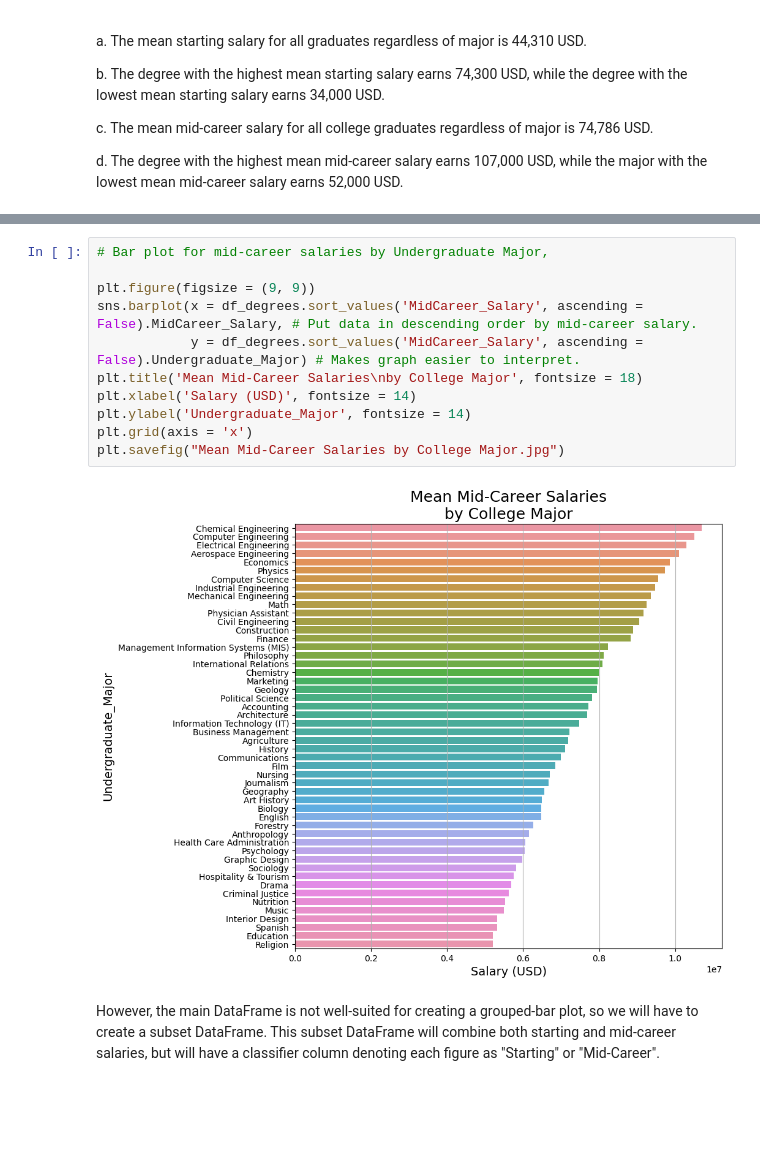
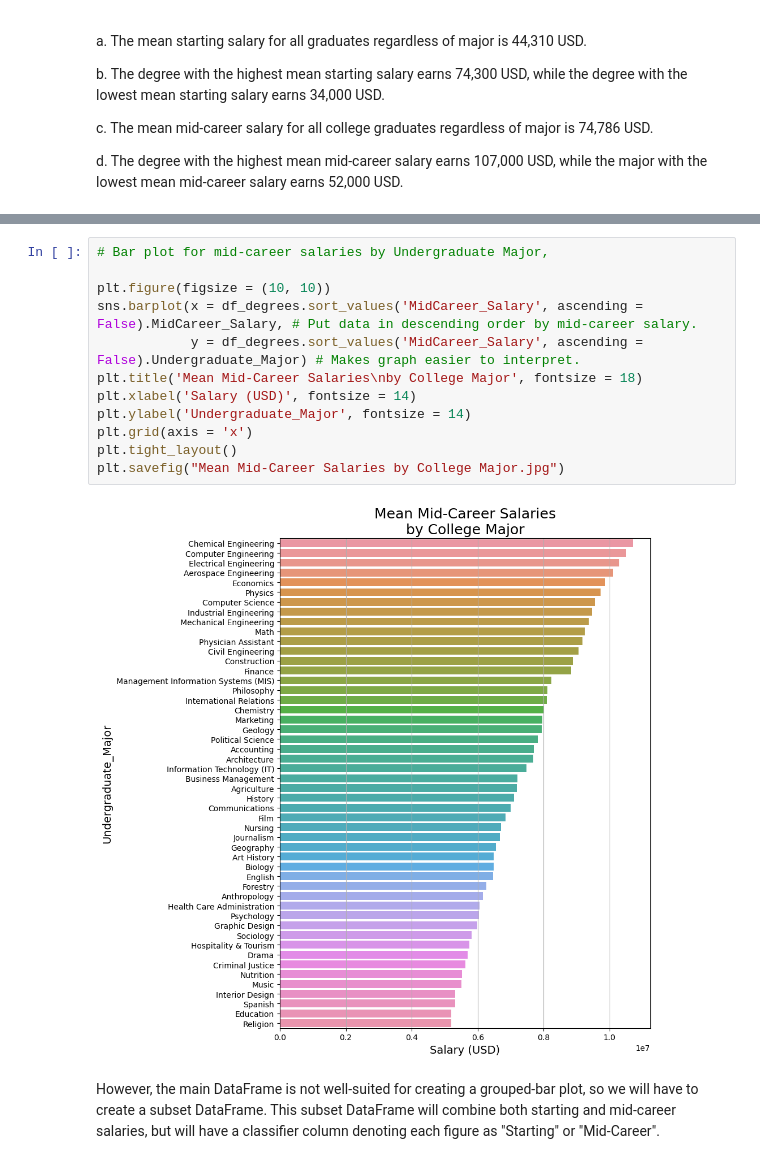
Before and after one commit to RRazvan90/group-3, a Jupyter notebook: Top Earners Per Degree.ipynb, the cells around one changed output, grey strips where cells are left out. Drawn from its saved outputs; the diff is of its cells as text; blank space fills up the shorter version.

```diff
--- a/Top Earners Per Degree.ipynb
+++ b/Top Earners Per Degree.ipynb
@@ -243,16 +244,17 @@ df_degrees.sort_values('MidCareer_Salary').head()
 # %%
 # Bar plot for mid-career salaries by Undergraduate Major,
 
-plt.figure(figsize = (9, 9))
+plt.figure(figsize = (10, 10))
 sns.barplot(x = df_degrees.sort_values('MidCareer_Salary', ascending = False).MidCareer_Salary, # Put data in descending order by mid-career salary.
             y = df_degrees.sort_values('MidCareer_Salary', ascending = False).Undergraduate_Major) # Makes graph easier to interpret.
 plt.title('Mean Mid-Career Salaries\nby College Major', fontsize = 18)
 plt.xlabel('Salary (USD)', fontsize = 14)
 plt.ylabel('Undergraduate_Major', fontsize = 14)
 plt.grid(axis = 'x')
+plt.tight_layout()
 plt.savefig("Mean Mid-Career Salaries by College Major.jpg")
 # %% [output]
-[figure, old version]
+[figure, new version]
 # %% [markdown]
 However, the main DataFrame is not well-suited for creating a grouped-bar plot, so we will have to create a subset DataFrame. This subset DataFrame will combine both starting and mid-career salaries, but will have a classifier column denoting each figure as "Starting" or "Mid-Career".
 # %%
```
Also changed, not shown: parts of 10 cells of this notebook, 4 other files.
